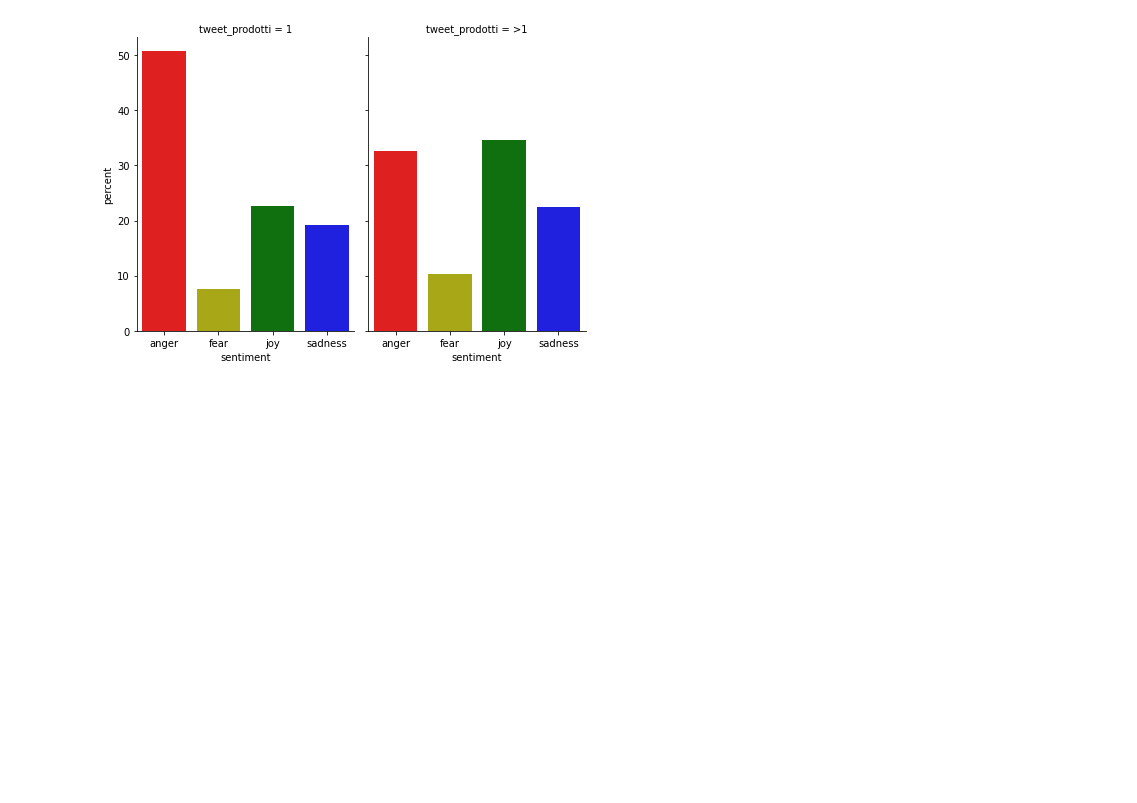
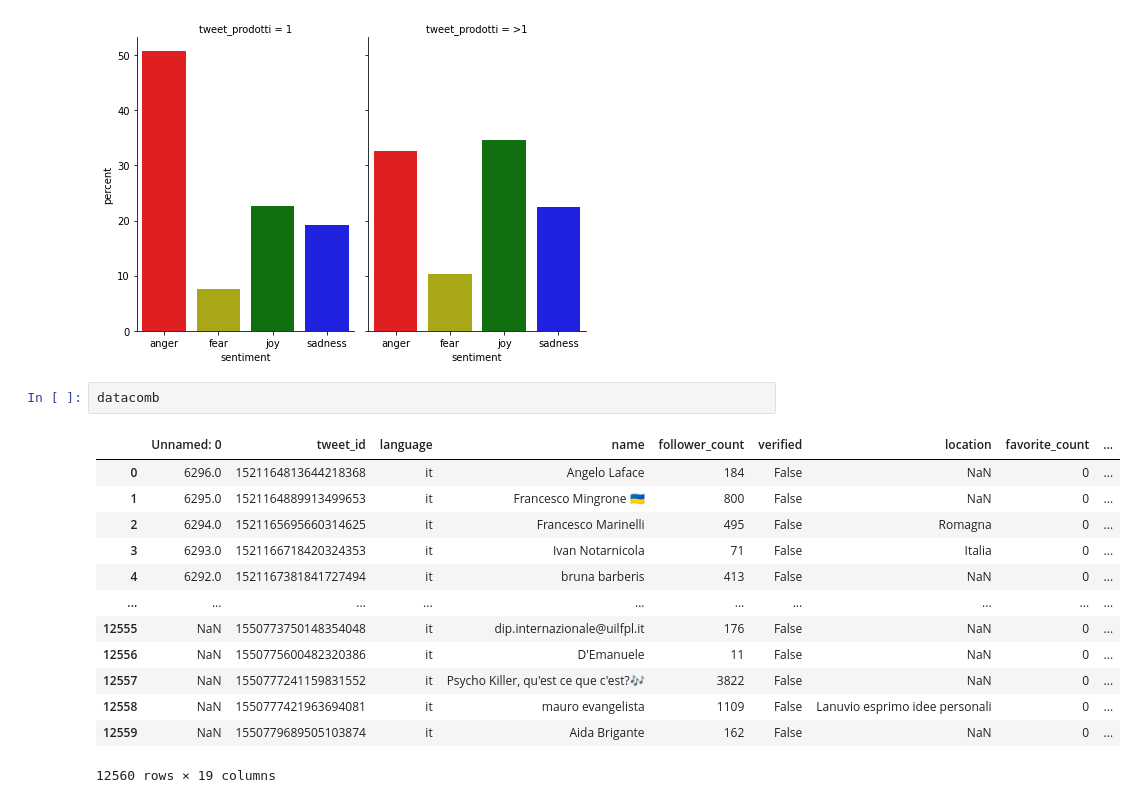
Before and after one commit to paolofesta/prove, a Jupyter notebook: TESI.ipynb, the cells around one changed output. Cells and saved outputs as stored; diff of their text form; blank space fills up the shorter version.

```diff
--- a/TESI.ipynb
+++ b/TESI.ipynb
@@ -1362,6 +1362,22 @@ sns.catplot(data=df1,x='sentiment',y='percent',kind='bar', dodge=True, palette=[
 print()
 # %% [output]
 [figure]
+# %%
+datacomb
+# %% [output]
+|  | Unnamed: 0 | tweet_id | language | name | follower_count | verified | location | favorite_count | ... |
+| 0 | 6296.0 | 1521164813644218368 | it | Angelo Laface | 184 | False | NaN | 0 | ... |
+| 1 | 6295.0 | 1521164889913499653 | it | Francesco Mingrone 🇺🇦 | 800 | False | NaN | 0 | ... |
+| 2 | 6294.0 | 1521165695660314625 | it | Francesco Marinelli | 495 | False | Romagna | 0 | ... |
+| 3 | 6293.0 | 1521166718420324353 | it | Ivan Notarnicola | 71 | False | Italia | 0 | ... |
+| 4 | 6292.0 | 1521167381841727494 | it | bruna barberis | 413 | False | NaN | 0 | ... |
+| ... | ... | ... | ... | ... | ... | ... | ... | ... | ... |
+| 12555 | NaN | 1550773750148354048 | it | dip.internazionale@uilfpl.it | 176 | False | NaN | 0 | ... |
+| 12556 | NaN | 1550775600482320386 | it | D'Emanuele | 11 | False | NaN | 0 | ... |
+| 12557 | NaN | 1550777241159831552 | it | Psycho Killer, qu'est ce que c'est?🎶 | 3822 | False | NaN | 0 | ... |
+| 12558 | NaN | 1550777421963694081 | it | mauro evangelista | 1109 | False | Lanuvio esprimo idee personali | 0 | ... |
+| 12559 | NaN | 1550779689505103874 | it | Aida Brigante | 162 | False | NaN | 0 | ... |
+12560 rows × 19 columns
 # %%
 d=datacomb.groupby(["name","followers"]).count().sort_values('name',ascending=False)["numtweet"]
 g=pd.DataFrame(d)
```
Also changed, not shown: parts of 1 cell of this notebook.
